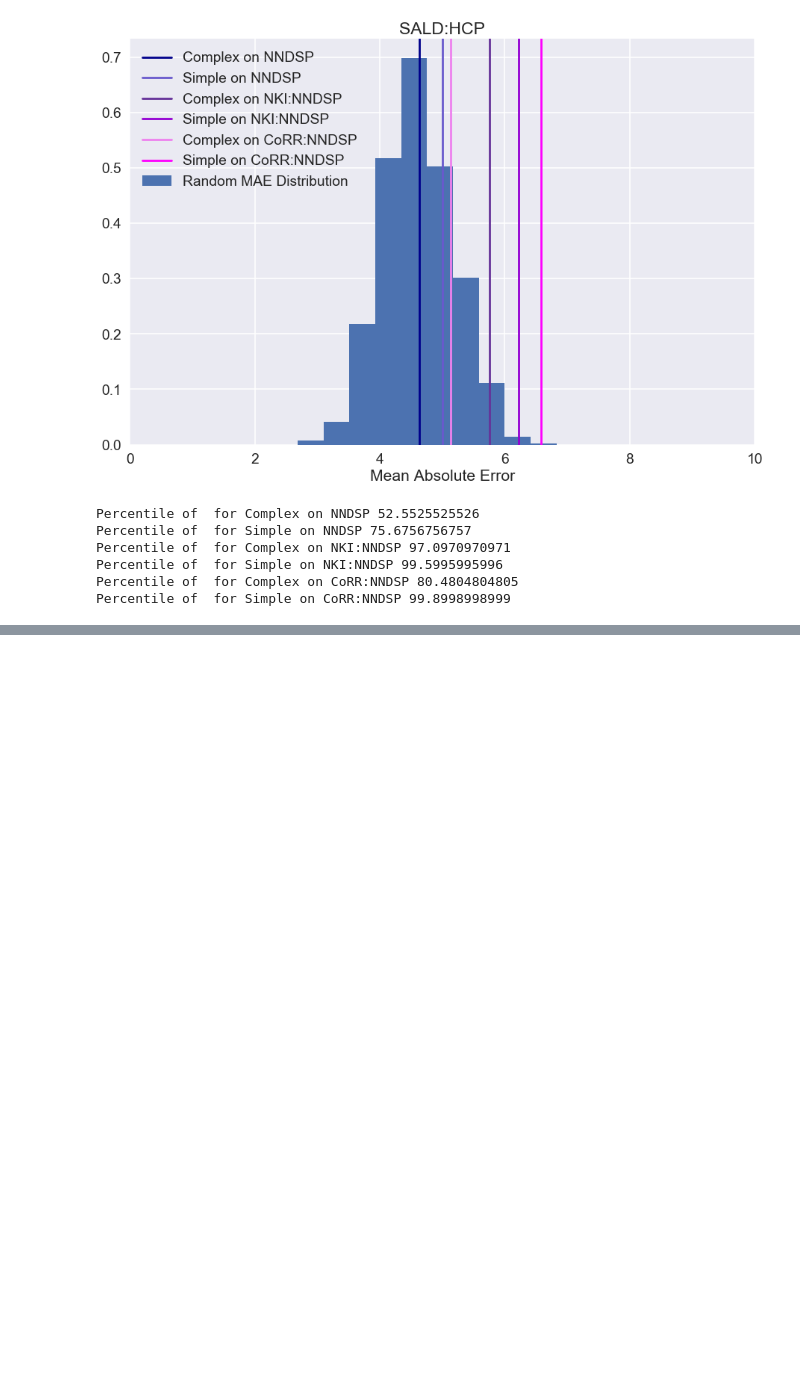
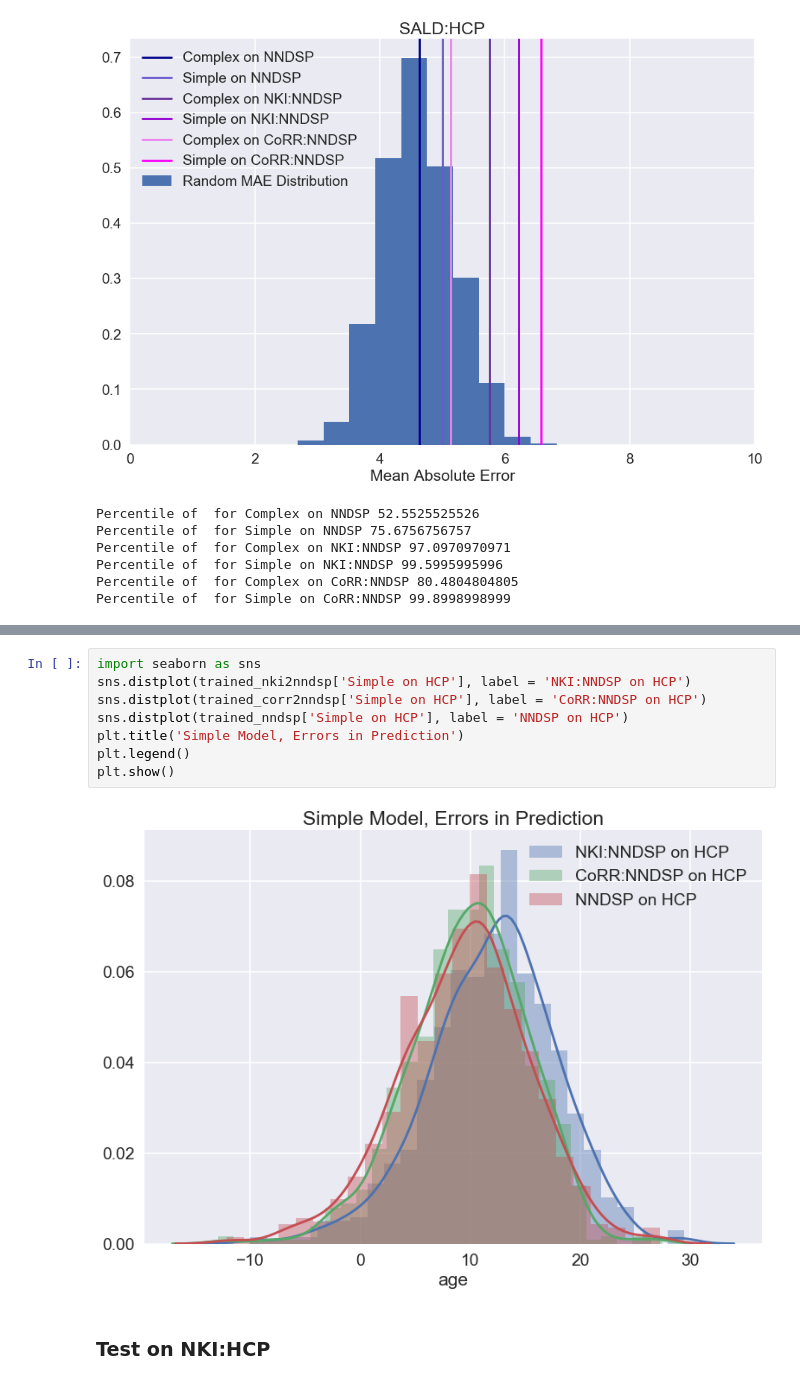
Before and after one commit to niniko1997/NNDSP, a Jupyter notebook: anal/analysis_notebooks/follow_up_analysis/hypothesis_1.ipynb, the cells around one changed output, grey strips where cells are left out. Drawn from its saved outputs; the diff is of its cells as text; blank space fills up the shorter version.

```diff
--- a/anal/analysis_notebooks/follow_up_analysis/hypothesis_1.ipynb
+++ b/anal/analysis_notebooks/follow_up_analysis/hypothesis_1.ipynb
@@ -681,0 +906,12 @@ Percentile of  for Simple on CoRR:NNDSP 99.8998998999
+# %%
+import seaborn as sns
+sns.distplot(trained_nki2nndsp['Simple on HCP'], label = 'NKI:NNDSP on HCP')
+sns.distplot(trained_corr2nndsp['Simple on HCP'], label = 'CoRR:NNDSP on HCP')
+sns.distplot(trained_nndsp['Simple on HCP'], label = 'NNDSP on HCP')
+plt.title('Simple Model, Errors in Prediction')
+plt.legend()
+plt.show()
+# %% [output]
+[figure, added]
+# %% [markdown]
+### Test on NKI:HCP
```
Also changed, not shown: parts of 20 cells of this notebook, 2 other files.
